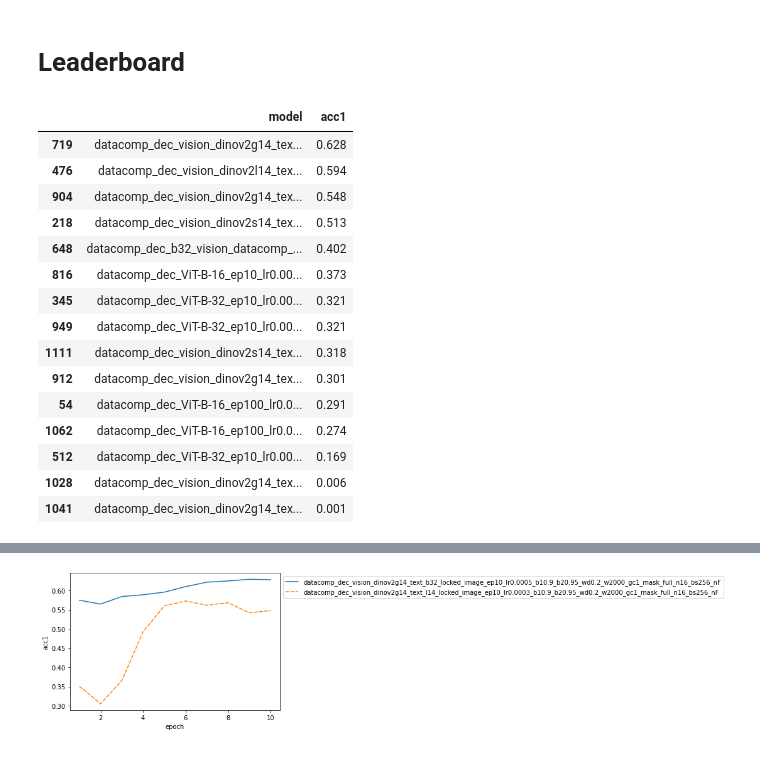
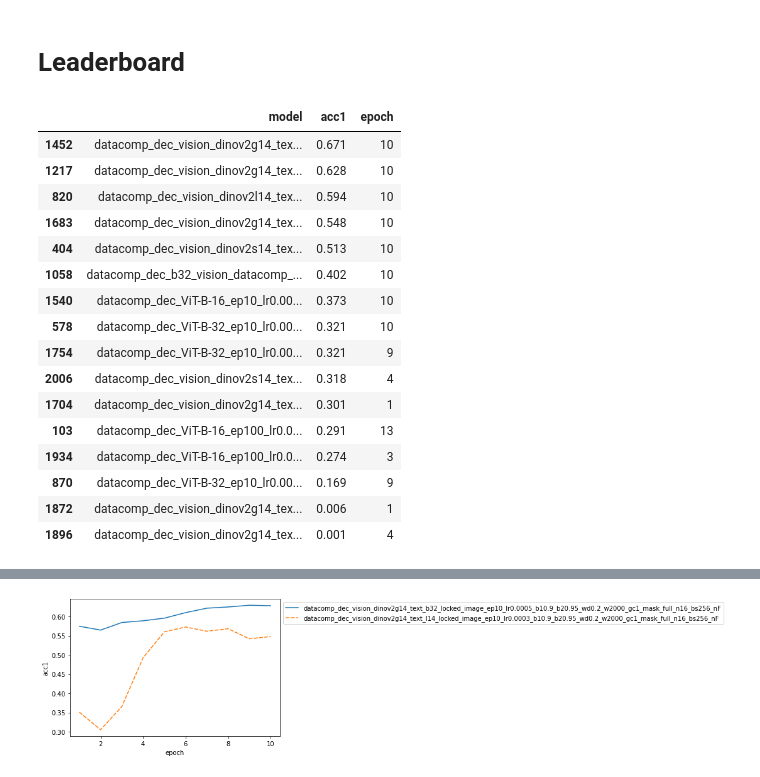
Before and after one commit to mehdidc/open_clip, a Jupyter notebook: results.ipynb, the cells around one changed output, grey strips where cells are left out. Cells and saved outputs as stored; diff of their text form; code cells hidden in the pictures.

```diff
--- a/results.ipynb
+++ b/results.ipynb
@@ -14,11 +14,12 @@ rows = []
 for path in glob("logs/**/*.json"):
     contents = json.loads(open(path).read())
     normalize = {True:'T', False:'F'}[contents.get('normalize', False)]
-    M = ('_'+{'microsoft/phi-2':'phi2', 'gpt2': 'gpt2'}[contents['normalizer']]) if normalize == 'T' else ''
+    mask = {True:"_M", False: ""}[contents.get("mask_input", False)]
+    M = ('_'+{'microsoft/phi-2':'phi2', 'gpt2': 'gpt2', 'self_normalize': 'sn', 'self_guidance': 'sg'}[contents['normalizer']]) if normalize == 'T' else ''
     T = {'add': '_ta', 'sub': '_ts', '': ''}[contents.get('normalize_type', '')] if normalize=='T' else ''
 
     dic = {
-        "model": path.split("/")[1] + f'_n{normalize}{T}{M}'
+        "model": path.split("/")[1] + f'_n{normalize}{T}{M}{mask}'
     }
     if 'latest' in path:
         continue
@@ -54,22 +55,23 @@ df
 # %% [markdown]
 # Leaderboard
 # %%
-df[ (df.dataset=='imagenet1k') & (df.epoch==df.last_epoch)].sort_values(by='acc1', ascending=False)[['model', 'acc1']].round(3)
+df[ (df.dataset=='imagenet1k') & (df.epoch==df.last_epoch)].sort_values(by='acc1', ascending=False)[['model', 'acc1', 'epoch']].round(3)
 # %% [output]
-|  | model | acc1 |
-| 719 | datacomp_dec_vision_dinov2g14_tex... | 0.628 |
-| 476 | datacomp_dec_vision_dinov2l14_tex... | 0.594 |
-| 904 | datacomp_dec_vision_dinov2g14_tex... | 0.548 |
-| 218 | datacomp_dec_vision_dinov2s14_tex... | 0.513 |
-| 648 | datacomp_dec_b32_vision_datacomp_... | 0.402 |
-| 816 | datacomp_dec_ViT-B-16_ep10_lr0.00... | 0.373 |
-| 345 | datacomp_dec_ViT-B-32_ep10_lr0.00... | 0.321 |
-| 949 | datacomp_dec_ViT-B-32_ep10_lr0.00... | 0.321 |
-| 1111 | datacomp_dec_vision_dinov2s14_tex... | 0.318 |
-| 912 | datacomp_dec_vision_dinov2g14_tex... | 0.301 |
-| 54 | datacomp_dec_ViT-B-16_ep100_lr0.0... | 0.291 |
-| 1062 | datacomp_dec_ViT-B-16_ep100_lr0.0... | 0.274 |
-| 512 | datacomp_dec_ViT-B-32_ep10_lr0.00... | 0.169 |
-| 1028 | datacomp_dec_vision_dinov2g14_tex... | 0.006 |
-| 1041 | datacomp_dec_vision_dinov2g14_tex... | 0.001 |
+|  | model | acc1 | epoch |
+| 1452 | datacomp_dec_vision_dinov2g14_tex... | 0.671 | 10 |
+| 1217 | datacomp_dec_vision_dinov2g14_tex... | 0.628 | 10 |
+| 820 | datacomp_dec_vision_dinov2l14_tex... | 0.594 | 10 |
+| 1683 | datacomp_dec_vision_dinov2g14_tex... | 0.548 | 10 |
+| 404 | datacomp_dec_vision_dinov2s14_tex... | 0.513 | 10 |
+| 1058 | datacomp_dec_b32_vision_datacomp_... | 0.402 | 10 |
+| 1540 | datacomp_dec_ViT-B-16_ep10_lr0.00... | 0.373 | 10 |
+| 578 | datacomp_dec_ViT-B-32_ep10_lr0.00... | 0.321 | 10 |
+| 1754 | datacomp_dec_ViT-B-32_ep10_lr0.00... | 0.321 | 9 |
+| 2006 | datacomp_dec_vision_dinov2s14_tex... | 0.318 | 4 |
+| 1704 | datacomp_dec_vision_dinov2g14_tex... | 0.301 | 1 |
+| 103 | datacomp_dec_ViT-B-16_ep100_lr0.0... | 0.291 | 13 |
+| 1934 | datacomp_dec_ViT-B-16_ep100_lr0.0... | 0.274 | 3 |
+| 870 | datacomp_dec_ViT-B-32_ep10_lr0.00... | 0.169 | 9 |
+| 1872 | datacomp_dec_vision_dinov2g14_tex... | 0.006 | 1 |
+| 1896 | datacomp_dec_vision_dinov2g14_tex... | 0.001 | 4 |
 # %%
```
Also changed, not shown: parts of 8 cells of this notebook, 2 other files.
